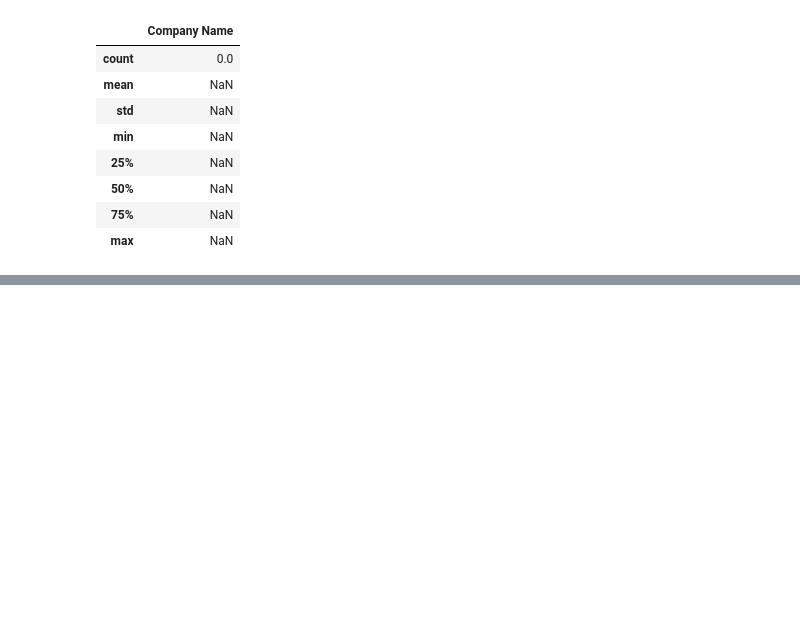
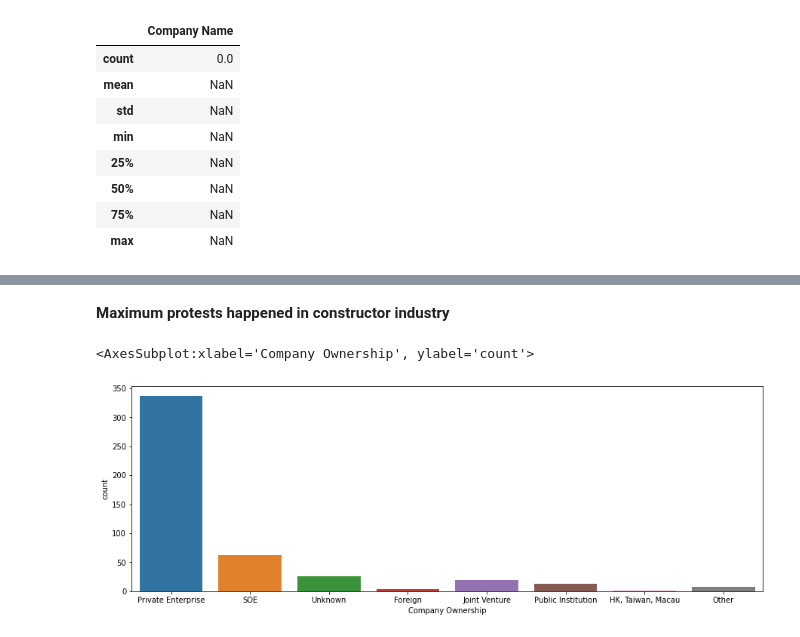
Before and after one commit to aiazm496/KaggleDataAnalysis, a Jupyter notebook: chinaprotestsanalysis.ipynb, the cells around one changed output, grey strips where cells are left out. Drawn from its saved outputs; the diff is of its cells as text; code cells hidden in the pictures; blank space fills up the shorter version.

```diff
--- a/chinaprotestsanalysis.ipynb
+++ b/chinaprotestsanalysis.ipynb
@@ -78,0 +133,9 @@ memory usage: 44.0+ KB
+# %% [markdown]
+**Maximum protests happened in constructor industry**
+# %%
+plt.figure(figsize = (15,5))
+
+sns.countplot(data = protest_data, x = 'Company Ownership')
+# %% [output]
+<AxesSubplot:xlabel='Company Ownership', ylabel='count'>
+[figure, added]
```
Also changed, not shown: parts of 26 cells of this notebook, 2 other files.
